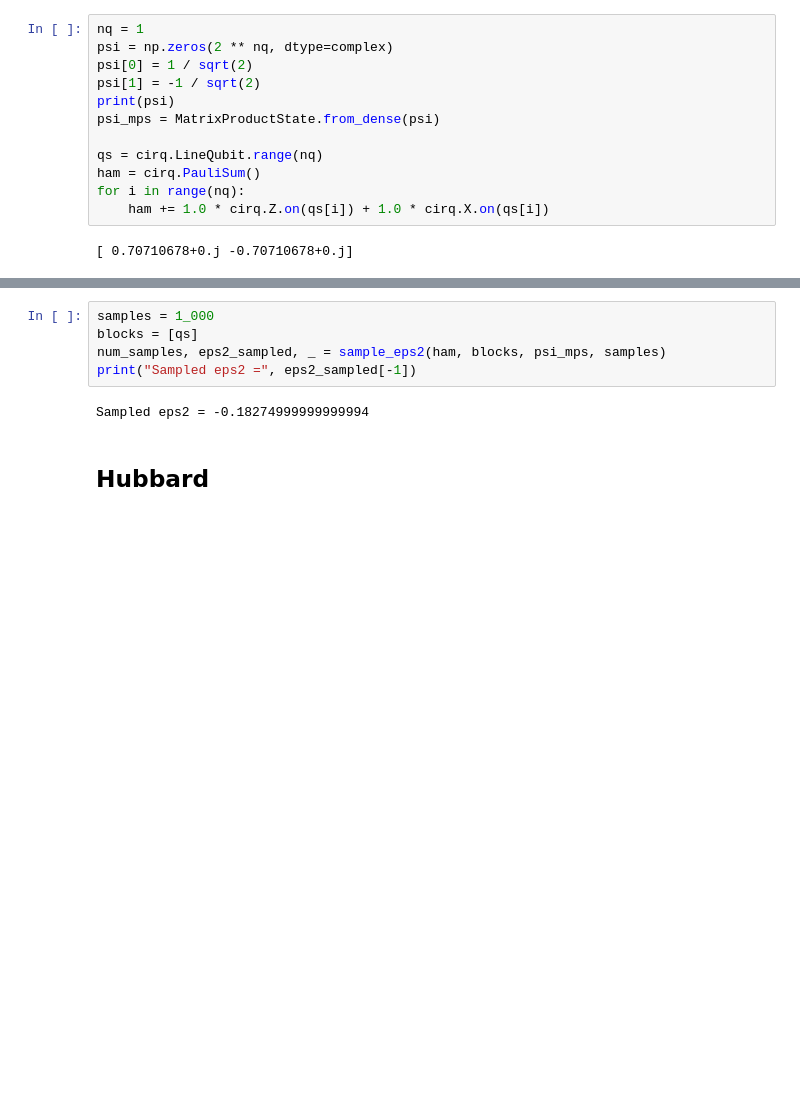
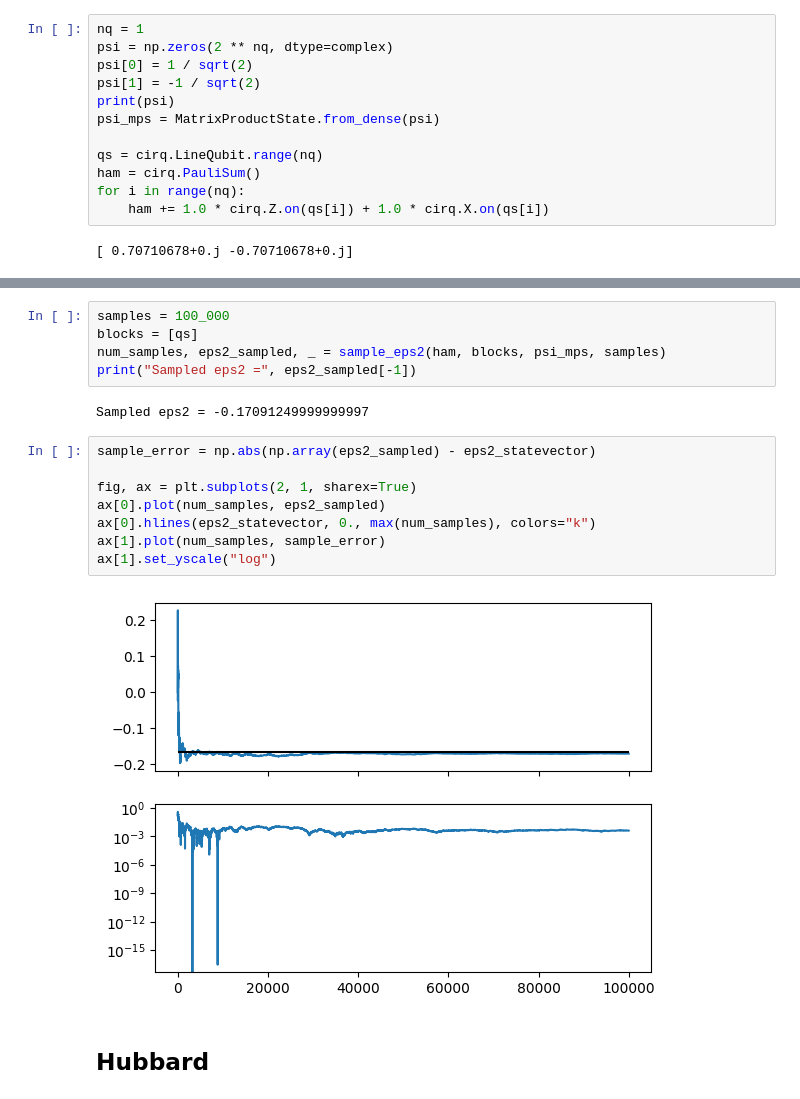
Before and after one commit to bdalfavero/qpe_resources, a Jupyter notebook: uniform_sampling.ipynb, the cells around one changed output, grey strips where cells are left out. Cells and saved outputs as stored; diff of their text form; blank space fills up the shorter version.

Commit message:
Plotted error from simple model.

```diff
--- a/uniform_sampling.ipynb
+++ b/uniform_sampling.ipynb
@@ -188,12 +193,22 @@ v2 = -0.333*Z(q(0))+0.167*X(q(0))
 eps2 = 9.149958124033984e-19
 eps2 from statevector = (-0.16666666666666663+0j)
 # %%
-samples = 1_000
+samples = 100_000
 blocks = [qs]
 num_samples, eps2_sampled, _ = sample_eps2(ham, blocks, psi_mps, samples)
 print("Sampled eps2 =", eps2_sampled[-1])
 # %% [output]
-Sampled eps2 = -0.18274999999999994
+Sampled eps2 = -0.17091249999999997
+# %%
+sample_error = np.abs(np.array(eps2_sampled) - eps2_statevector)
+
+fig, ax = plt.subplots(2, 1, sharex=True)
+ax[0].plot(num_samples, eps2_sampled)
+ax[0].hlines(eps2_statevector, 0., max(num_samples), colors="k")
+ax[1].plot(num_samples, sample_error)
+ax[1].set_yscale("log")
+# %% [output]
+[figure, added]
 # %% [markdown]
 ## Hubbard
 # %%
```
Also changed, not shown: parts of 2 cells of this notebook.
